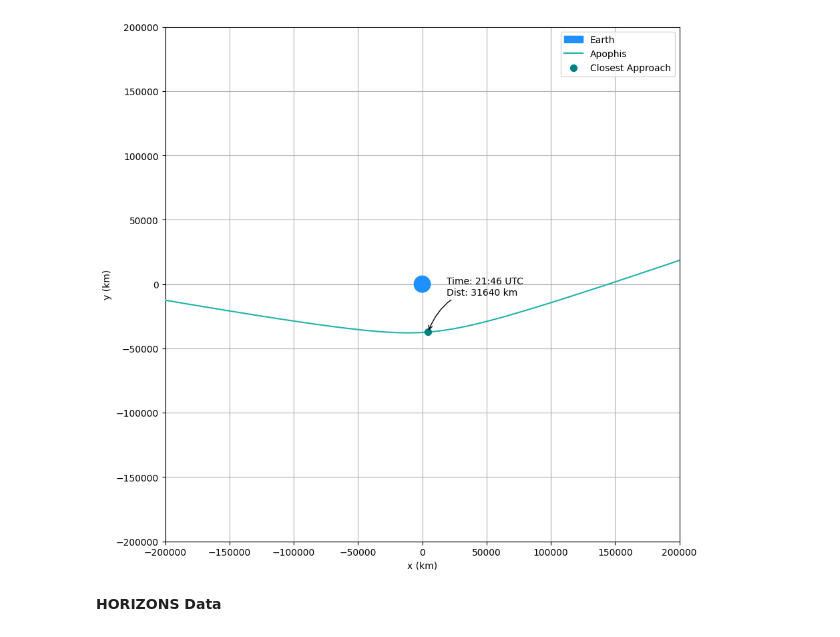
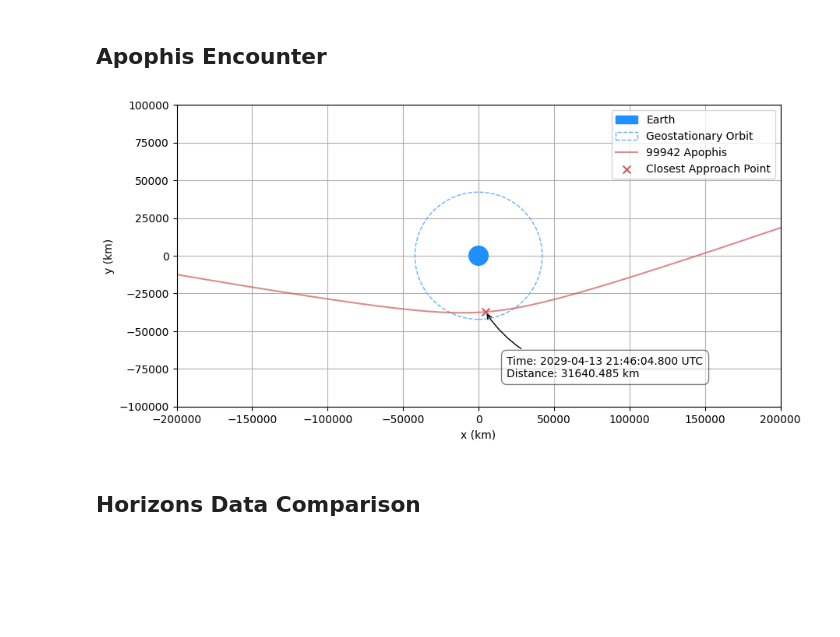
Before and after one commit to shami-momo/Workspace, a Jupyter notebook: solar_astro/my/General/kamooalewa.ipynb, the cells around one changed output. Saved outputs shown, nothing was run; the diff lists cells and outputs as text; code cells hidden in the pictures; blank space fills up the shorter version.

```diff
--- a/solar_astro/my/General/kamooalewa.ipynb
+++ b/solar_astro/my/General/kamooalewa.ipynb
@@ -14 +86,10 @@ r_a = pd.read_csv('APOPHIS.aei', sep='\s+', skiprows=4, names=col)
+# %%
+def get_rotation_coords(df_target, df_earth):
+    theta = np.arctan2(df_earth['y'], df_earth['x'])
+
+    x_rot = df_target['x'] * np.cos(theta) + df_target['y'] * np.sin(theta) - (df_earth['x'] * np.cos(theta) + df_earth['y'] * np.sin(theta))
+    y_rot = -df_target['x'] * np.sin(theta) + df_target['y'] * np.cos(theta) - (-df_earth['x'] * np.sin(theta) + df_earth['y'] * np.cos(theta))
+    z_rot = df_target['z'] - df_earth['z']
+
+    return x_rot, y_rot, z_rot
 # %% [markdown]
@@ -63,54 +143,52 @@ plt.show()
+# %% [markdown]
+## Apophis Encounter
 # %%
-r_a_enc = pd.read_csv('../Apophis_encounter/APOPHIS.aei', sep='\s+', skiprows=4, names=col)
-r_e_enc = pd.read_csv('../Apophis_encounter/EARTH.aei', sep='\s+', skiprows=4, names=col)
+# Rotational Coordinates
+x_rot_au, y_rot_au, z_rot_au = get_rotation_coords(r_a_enc, r_e_enc)
 
-theta_enc = np.arctan2(r_e_enc['y'], r_e_enc['x'])
+x_rot_enc = x_rot_au * AU_TO_KM
+y_rot_enc = y_rot_au * AU_TO_KM
+z_rot_enc = z_rot_au * AU_TO_KM
 
-AUtoKM = 149597870.7
-x_a_rot_enc = (r_a_enc['x'] * np.cos(theta_enc) + r_a_enc['y'] * np.sin(theta_enc) - (r_e_enc['x'] * np.cos(theta_enc) + r_e_enc['y'] * np.sin(theta_enc)))*AUtoKM
-y_a_rot_enc = (-r_a_enc['x'] * np.sin(theta_enc) + r_a_enc['y'] * np.cos(theta_enc) - (-r_e_enc['x'] * np.sin(theta_enc) + r_e_enc['y'] * np.cos(theta_enc)))*AUtoKM
-z_a_rot_enc = (r_a_enc['z'] - r_e_enc['z'])*AUtoKM
+# Closest Approach
+enc_dist = np.sqrt(x_rot_enc**2 + y_rot_enc**2 + z_rot_enc**2)
+min_idx = enc_dist.idxmin()
+closest_x, closest_y, closest_z = x_rot_enc[min_idx], y_rot_enc[min_idx], z_rot_enc[min_idx]
 
-enc_dist = np.sqrt(x_a_rot_enc**2 + y_a_rot_enc**2 + z_a_rot_enc**2)
-min_idx = enc_dist.idxmin()
-closest_x = x_a_rot_enc[min_idx]
-closest_y = y_a_rot_enc[min_idx]
-closest_z = z_a_rot_enc[min_idx]
-min_dist = enc_dist[min_idx]-6371
-min_time = r_a_enc['time'][min_idx]
-hour = int(min_time * 24)
-minute = int((min_time * 24 - hour) * 60)
-time_str = f"{hour:02d}:{minute:02d} UTC"
+min_dist = enc_dist[min_idx] - EARTH_RADIUS_KM
+min_time = r_a_enc['time'][min_idx] + EPOCH_START_ENCOUNTER_JD
+min_time_iso = Time(min_time, format='jd').iso
 
+# Rotational Coordinates Plotting
 fig, ax = plt.subplots(figsize=(10, 10))
 
-earth = plt.Circle((0, 0), 6371, color='dodgerblue', label='Earth', zorder=3)
+earth = plt.Circle((0, 0), EARTH_RADIUS_KM, label=OBJECT['EARTH']['name'], color=OBJECT['EARTH']['color'], zorder=2)
 ax.add_patch(earth)
 
-ax.plot(x_a_rot_enc, y_a_rot_enc, label='Apophis', color='lightseagreen', zorder=4)
-ax.scatter(closest_x, closest_y, label='Closest Approach', color='teal', s=50, zorder=5)
+geo = plt.Circle((0, 0), 42164, label='Geostationary Orbit', color=OBJECT['EARTH']['color'], fill=False, linestyle='--', alpha=0.7, zorder=1)
+ax.add_patch(geo)
 
-label_text = f"Time: {time_str}\nDist: {min_dist:.0f} km"
+ax.plot(x_rot_enc, y_rot_enc, label=OBJECT['APOPHIS']['name'], color=OBJECT['APOPHIS']['color'], alpha=0.7, zorder=2)
+ax.scatter(closest_x, closest_y, label='Closest Approach Point', color=OBJECT['APOPHIS']['color'], marker='x', s=50, zorder=3)
+
+label_text = f"Time: {min_time_iso} UTC\nDistance: {min_dist:.3f} km"
 ax.annotate(label_text,
             xy=(closest_x, closest_y),
-            xytext=(20, 40),
+            xytext=(20, -60),
             textcoords='offset points',
-            fontsize=10,
-            arrowprops=dict(arrowstyle='->', connectionstyle='arc3,rad=0.3', color='black'),
-            zorder=6)
+            arrowprops=dict(arrowstyle='->', connectionstyle='arc3,rad=-0.3', color='black'),
+            bbox=dict(facecolor='white', alpha=0.5, boxstyle='round,pad=0.5'),
+            zorder=4)
 
 ax.set_aspect('equal')
 ax.set_xlabel('x (km)')
 ax.set_ylabel('y (km)')
 ax.legend()
 ax.grid(True)
 
-zoom_limit = 200000
-ax.set_xlim(-zoom_limit, zoom_limit)
-ax.set_ylim(-zoom_limit, zoom_limit)
+ax.set_xlim(-200000, 200000)
+ax.set_ylim(-100000, 100000)
 
 plt.show()
 # %% [output]
-[figure, old version]
+[figure, new version]
-# %% [markdown]
-**HORIZONS Data**
@@ -154 +195,3 @@ y_f_rot_real = -x_f_real * np.sin(theta_real) + y_f_real * np.cos(theta_real) -
+# %% [markdown]
+## Horizons Data Comparison
 # %%
```
Also changed, not shown: parts of 12 cells of this notebook, 5 other files.
